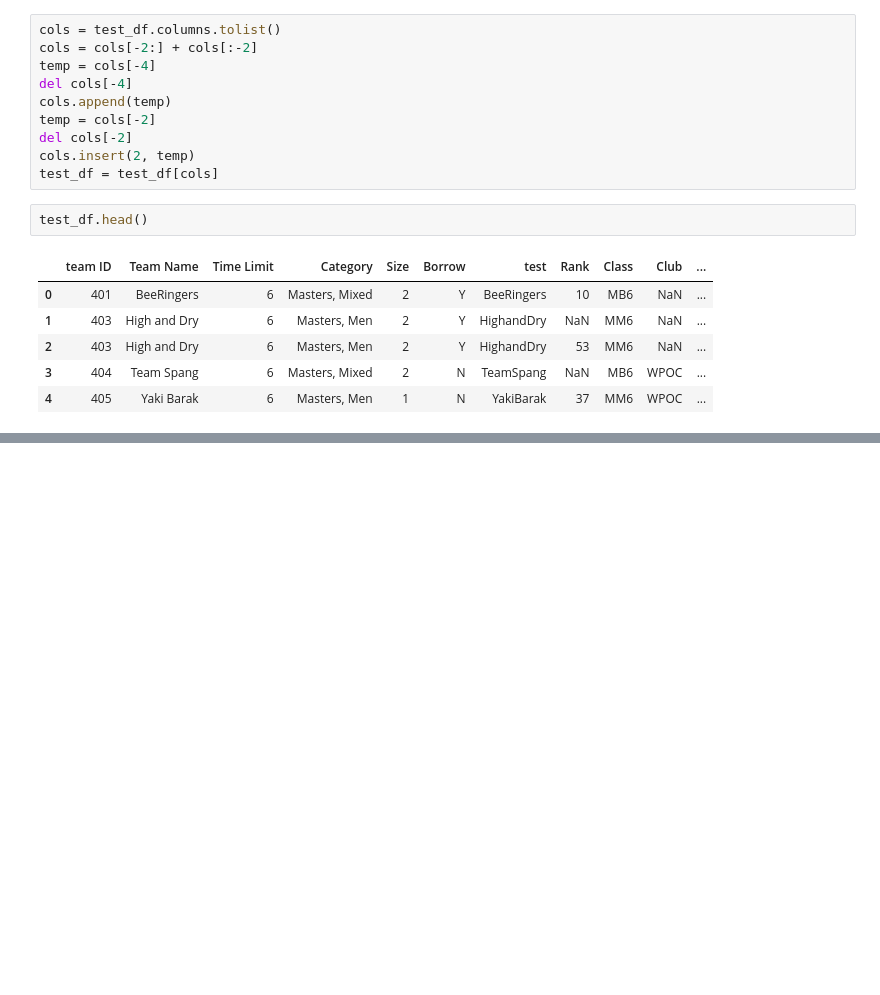
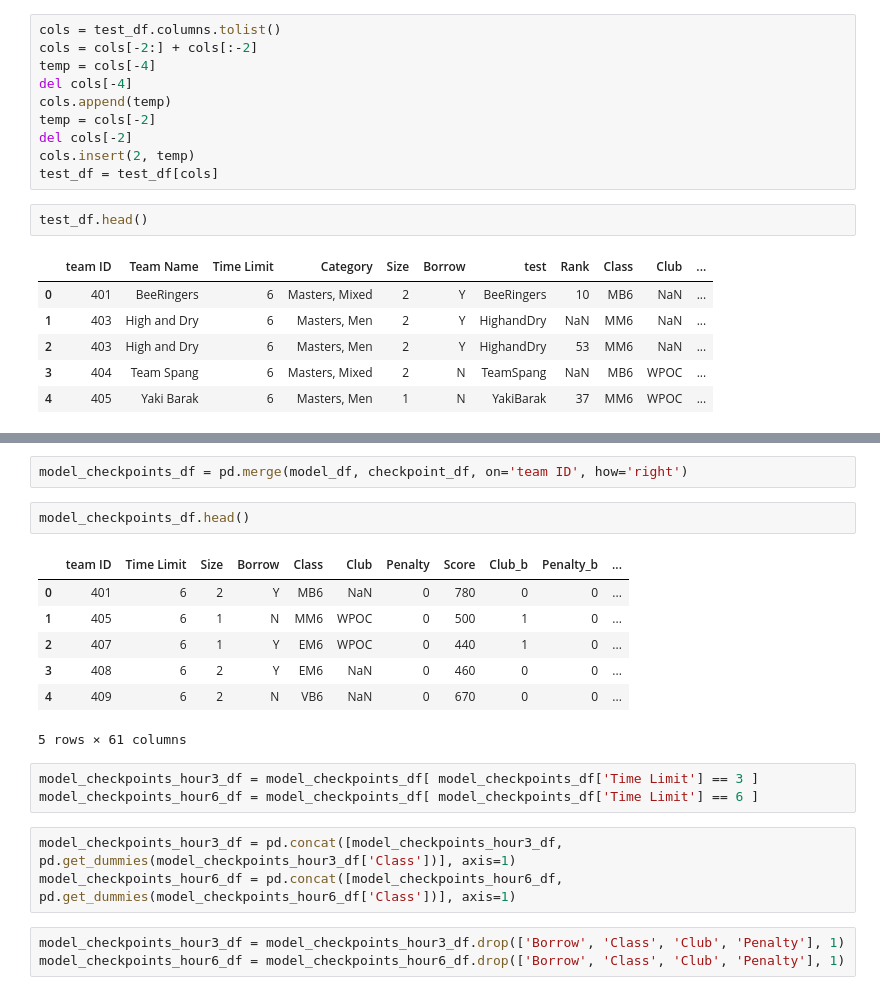
Before and after one commit to PatJByrne/msd_project, a Jupyter notebook: Clean Data.ipynb, the cells around one changed output, grey strips where cells are left out. Cells and saved outputs as stored; diff of their text form; blank space fills up the shorter version.

```diff
--- a/Clean Data.ipynb
+++ b/Clean Data.ipynb
@@ -134,0 +228,21 @@ test_df.head()
+# %%
+model_checkpoints_df = pd.merge(model_df, checkpoint_df, on='team ID', how='right')
+# %%
+model_checkpoints_df.head()
+# %% [output]
+|  | team ID | Time Limit | Size | Borrow | Class | Club | Penalty | Score | Club_b | Penalty_b | ... |
+| 0 | 401 | 6 | 2 | Y | MB6 | NaN | 0 | 780 | 0 | 0 | ... |
+| 1 | 405 | 6 | 1 | N | MM6 | WPOC | 0 | 500 | 1 | 0 | ... |
+| 2 | 407 | 6 | 1 | Y | EM6 | WPOC | 0 | 440 | 1 | 0 | ... |
+| 3 | 408 | 6 | 2 | Y | EM6 | NaN | 0 | 460 | 0 | 0 | ... |
+| 4 | 409 | 6 | 2 | N | VB6 | NaN | 0 | 670 | 0 | 0 | ... |
+5 rows × 61 columns
+# %%
+model_checkpoints_hour3_df = model_checkpoints_df[ model_checkpoints_df['Time Limit'] == 3 ]
+model_checkpoints_hour6_df = model_checkpoints_df[ model_checkpoints_df['Time Limit'] == 6 ]
+# %%
+model_checkpoints_hour3_df = pd.concat([model_checkpoints_hour3_df, pd.get_dummies(model_checkpoints_hour3_df['Class'])], axis=1)
+model_checkpoints_hour6_df = pd.concat([model_checkpoints_hour6_df, pd.get_dummies(model_checkpoints_hour6_df['Class'])], axis=1)
+# %%
+model_checkpoints_hour3_df = model_checkpoints_hour3_df.drop(['Borrow', 'Class', 'Club', 'Penalty'], 1)
+model_checkpoints_hour6_df = model_checkpoints_hour6_df.drop(['Borrow', 'Class', 'Club', 'Penalty'], 1)
```
Also changed, not shown: parts of 21 cells of this notebook.
